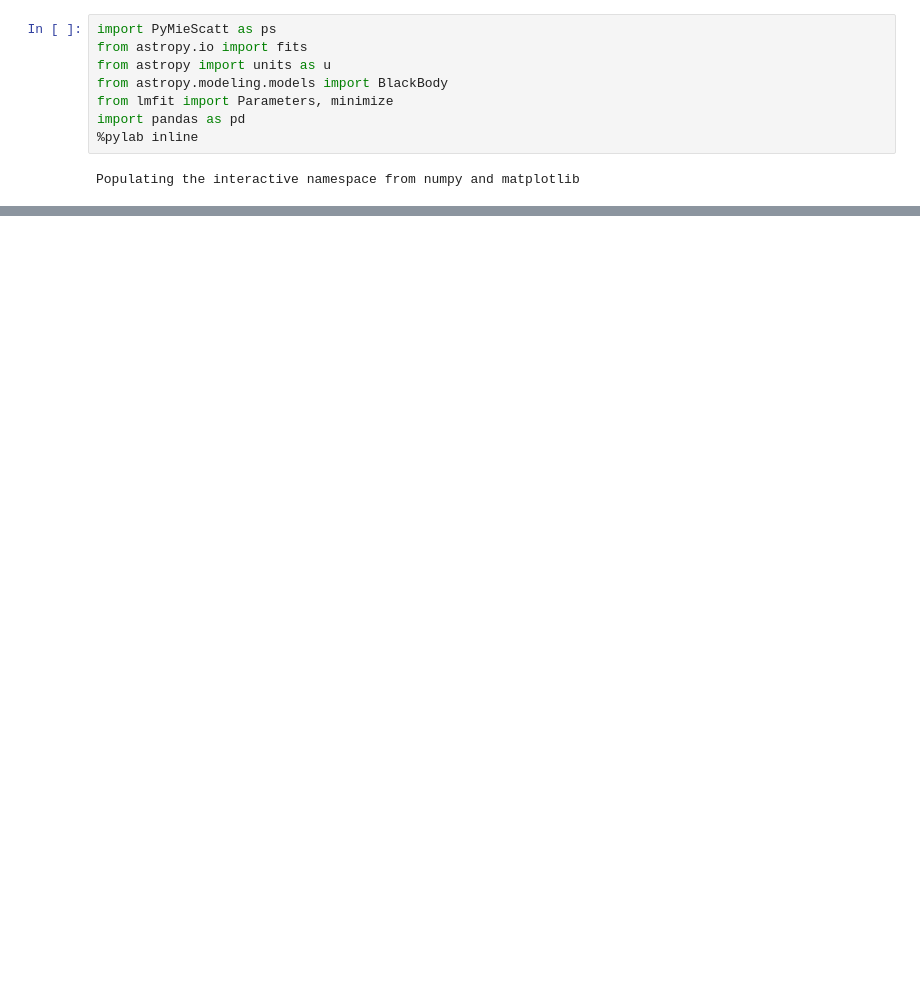
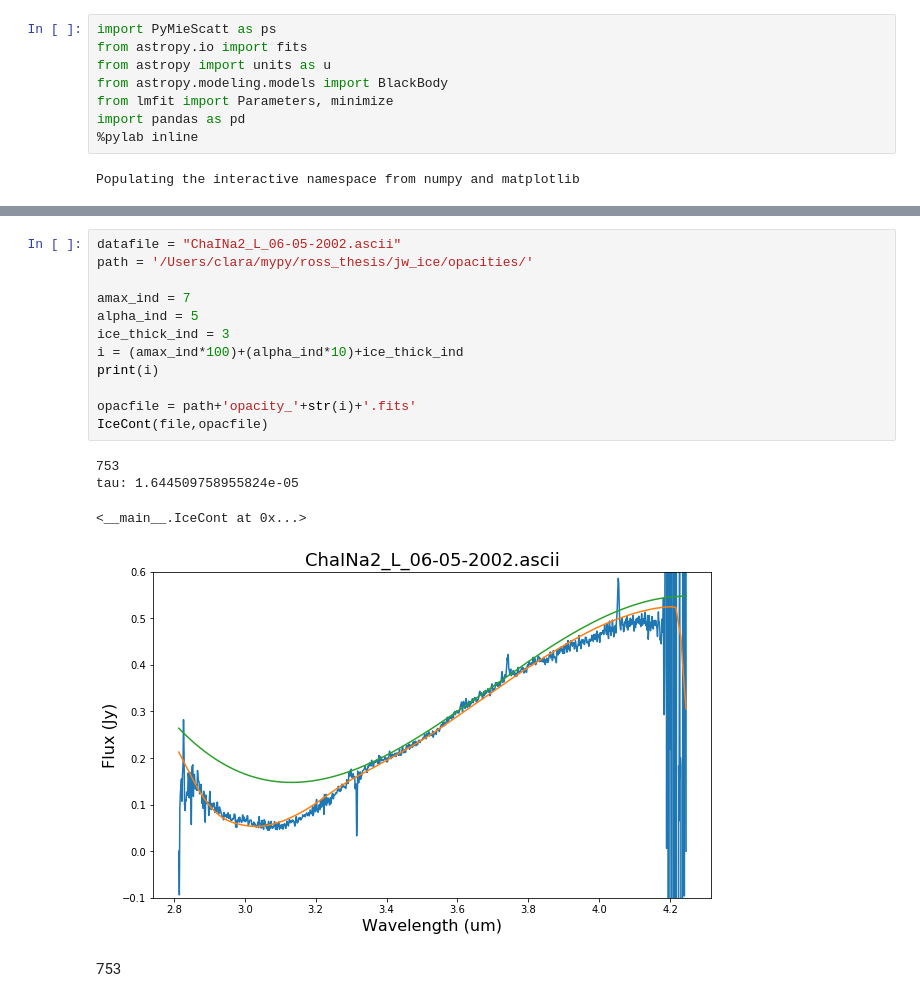
Before and after one commit to claraross1/ross_thesis, a Jupyter notebook: L_spectra/cont_fit.ipynb, the cells around one changed output, grey strips where cells are left out. Drawn from its saved outputs; the diff is of its cells as text; blank space fills up the shorter version.

```diff
--- a/L_spectra/cont_fit.ipynb
+++ b/L_spectra/cont_fit.ipynb
@@ -104,3 +133,22 @@ class IceCont():
+# %%
+datafile = "ChaINa2_L_06-05-2002.ascii"
+path = '/Users/clara/mypy/ross_thesis/jw_ice/opacities/'
+
+amax_ind = 7
+alpha_ind = 5
+ice_thick_ind = 3
+i = (amax_ind*100)+(alpha_ind*10)+ice_thick_ind
+print(i)
+
+opacfile = path+'opacity_'+str(i)+'.fits'
+IceCont(file,opacfile)
+# %% [output]
+753
+tau: 1.644509758955824e-05
+<__main__.IceCont at 0x...>
+[figure, added]
+# %% [markdown]
+753
 # %%
 file = "ChaINa2_L_06-05-2002.ascii"
 IceCont('ChaINa2_L_06-05-2002.ascii')
```
Also changed, not shown: parts of 6 cells of this notebook, 1 other file.
